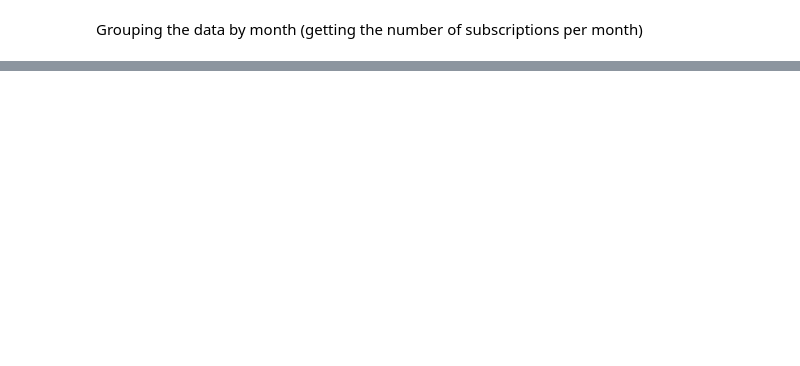
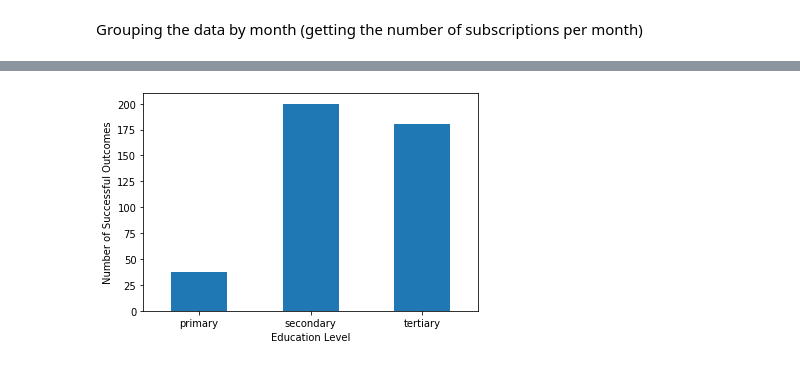
Before and after one commit to seamusflaherty/sharing-github, a Jupyter notebook: Banks.ipynb, the cells around one changed output, grey strips where cells are left out. Saved outputs shown, nothing was run; the diff lists cells and outputs as text; code cells hidden in the pictures; blank space fills up the shorter version.

```diff
--- a/Banks.ipynb
+++ b/Banks.ipynb
@@ -248,0 +276,3 @@ dtype: int64
+# %%
+prevSuccData = df[['poutcome','age','job','education','marital','loan','housing']]
+prevSuccData.head()
@@ -248,0 +288,3 @@ dtype: int64
+# %%
+prevSuccData = prevSuccData[prevSuccData.poutcome == 'success']
+print(prevSuccData)
@@ -248,0 +324,8 @@ dtype: int64
+# %%
+crosstabplt = pd.crosstab(prevSuccData['education'].dropna(), prevSuccData['poutcome'])
+crosstabplt.plot(kind='bar', stacked=True, rot=0,legend=None)
+plt.ylabel('Number of Successful Outcomes')
+plt.xlabel('Education Level')
+plt.show()
+# %% [output]
+[figure, added]
```
Also changed, not shown: parts of 41 cells of this notebook.
